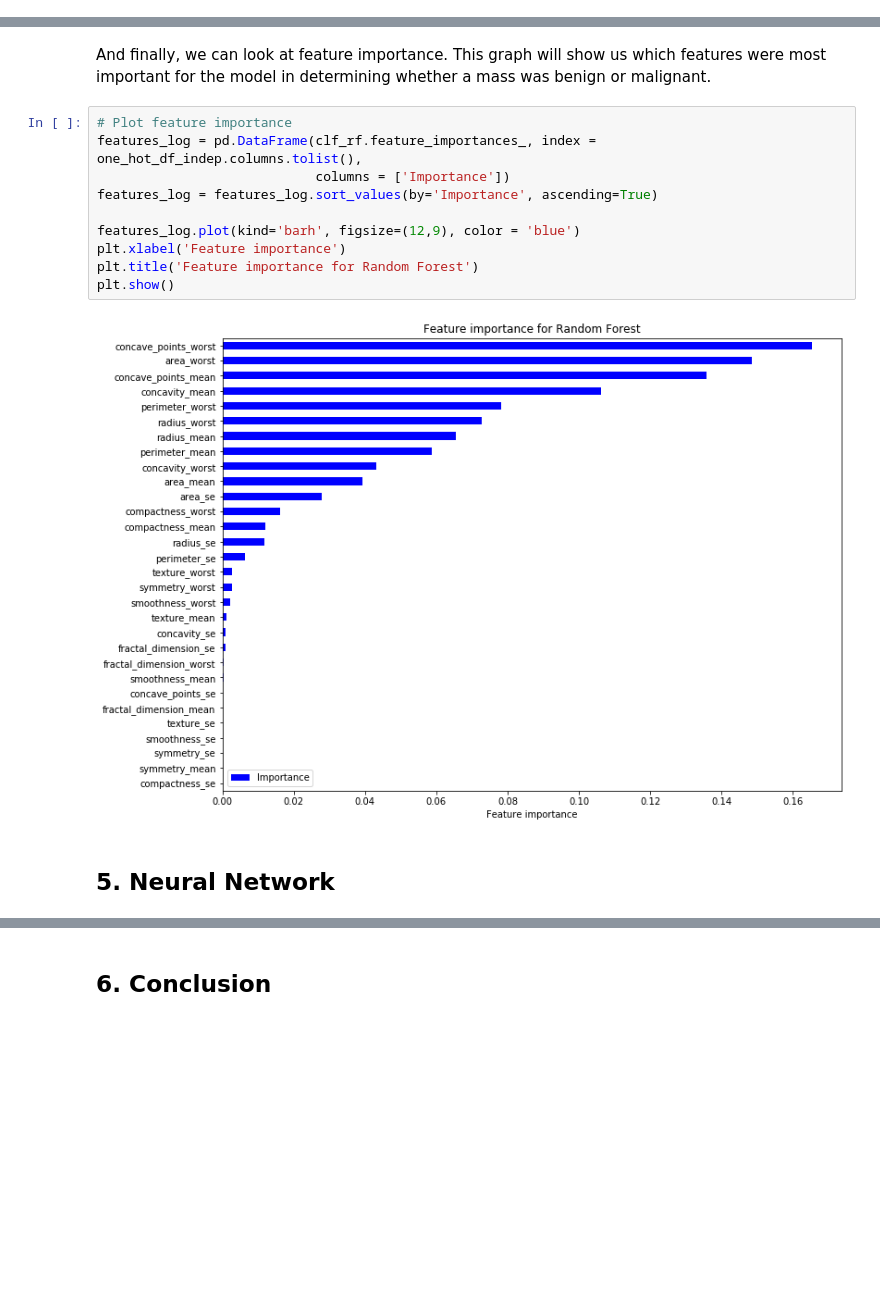
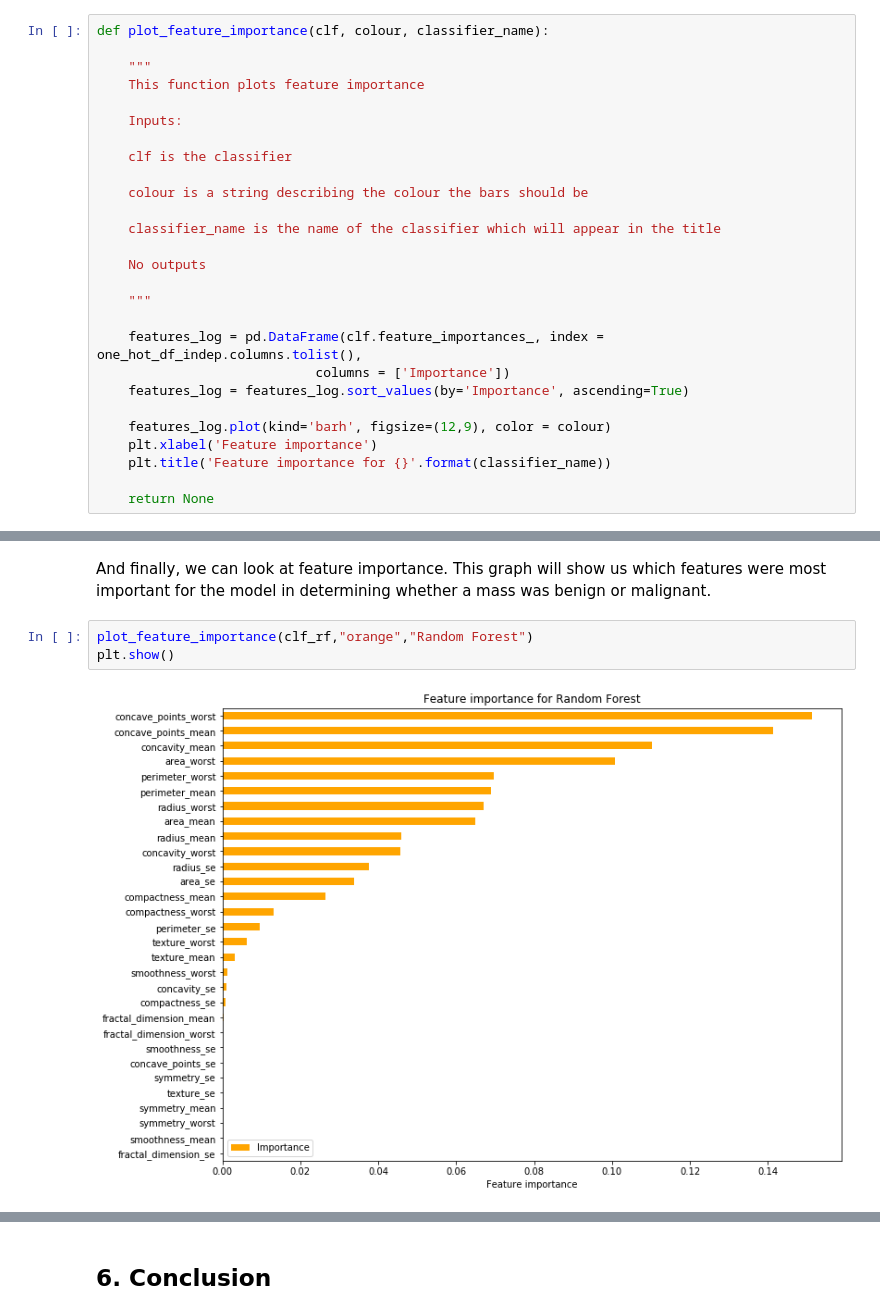
Before and after one commit to DaniiClarkee/Team4_CFG, a Jupyter notebook: Team_4_analysis.ipynb, the cells around one changed output, grey strips where cells are left out. Cells and saved outputs as stored; diff of their text form; blank space fills up the shorter version.

```diff
--- a/Team_4_analysis.ipynb
+++ b/Team_4_analysis.ipynb
@@ -79,3 +182,30 @@ from sklearn.model_selection import RandomizedSearchCV
+# %%
+def plot_feature_importance(clf, colour, classifier_name):
+
+    """
+    This function plots feature importance
+
+    Inputs:
+
+    clf is the classifier
+
+    colour is a string describing the colour the bars should be
+
+    classifier_name is the name of the classifier which will appear in the title
+
+    No outputs
+
+    """
+
+    features_log = pd.DataFrame(clf.feature_importances_, index = one_hot_df_indep.columns.tolist(),
+                            columns = ['Importance'])
+    features_log = features_log.sort_values(by='Importance', ascending=True)
+
+    features_log.plot(kind='barh', figsize=(12,9), color = colour)
+    plt.xlabel('Feature importance')
+    plt.title('Feature importance for {}'.format(classifier_name))
+
+    return None
 # %% [markdown]
 ## 1. Preprocessing the data
 # %% [markdown]
@@ -410,16 +539,7 @@ array([[73,  2],
 # %% [markdown]
 And finally, we can look at feature importance. This graph will show us which features were most important for the model in determining whether a mass was benign or malignant.
-# %%
-# Plot feature importance
-features_log = pd.DataFrame(clf_rf.feature_importances_, index = one_hot_df_indep.columns.tolist(),
-                            columns = ['Importance'])
-features_log = features_log.sort_values(by='Importance', ascending=True)
-
-features_log.plot(kind='barh', figsize=(12,9), color = 'blue')
-plt.xlabel('Feature importance')
-plt.title('Feature importance for Random Forest')
-plt.show()
-# %% [output]
-[figure, removed]
-# %% [markdown]
-## 5. Neural Network
+# %%
+plot_feature_importance(clf_rf,"orange","Random Forest")
+plt.show()
+# %% [output]
+[figure, added]
```
Also changed, not shown: parts of 28 cells of this notebook.
